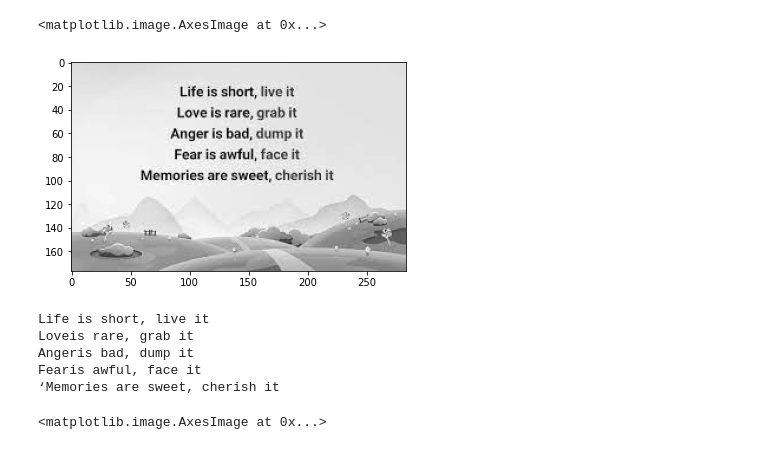
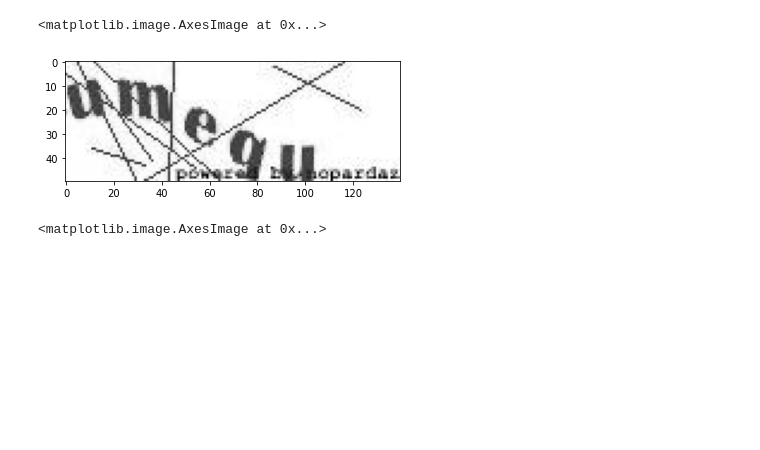
Before and after one commit to ALItaheri1380/ImageProcessing-MachineLearning-deepLearning, a Jupyter notebook: Deep learning/ReadText.ipynb, the cells around one changed output. Cells and saved outputs as stored; diff of their text form; code cells hidden in the pictures; blank space fills up the shorter version.

```diff
--- a/Deep learning/ReadText.ipynb
+++ b/Deep learning/ReadText.ipynb
@@ -7,21 +5,15 @@ import matplotlib.pyplot as plt
 # %%
 pytesseract.pytesseract.tesseract_cmd = "C:\\Program Files\\Tesseract-OCR\\\\tesseract.exe"
 # %%
-picture = cv.imread("english.png" , 0)
+picture = cv.imread("11.png" , 0)
 plt.imshow(picture , cmap='gray')
 # %% [output]
 <matplotlib.image.AxesImage at 0x...>
-[figure, old version]
+[figure, new version]
 # %%
 mytext = pytesseract.image_to_string(picture)
 
 print(mytext)
-# %% [output]
-Life is short, live it
-Loveis rare, grab it
-Angeris bad, dump it
-Fearis awful, face it
-‘Memories are sweet, cherish it
 # %%
 picture2 = cv.imread("persion.png" )
 
```
Also changed, not shown: parts of 1 cell of this notebook, 6 other files.
